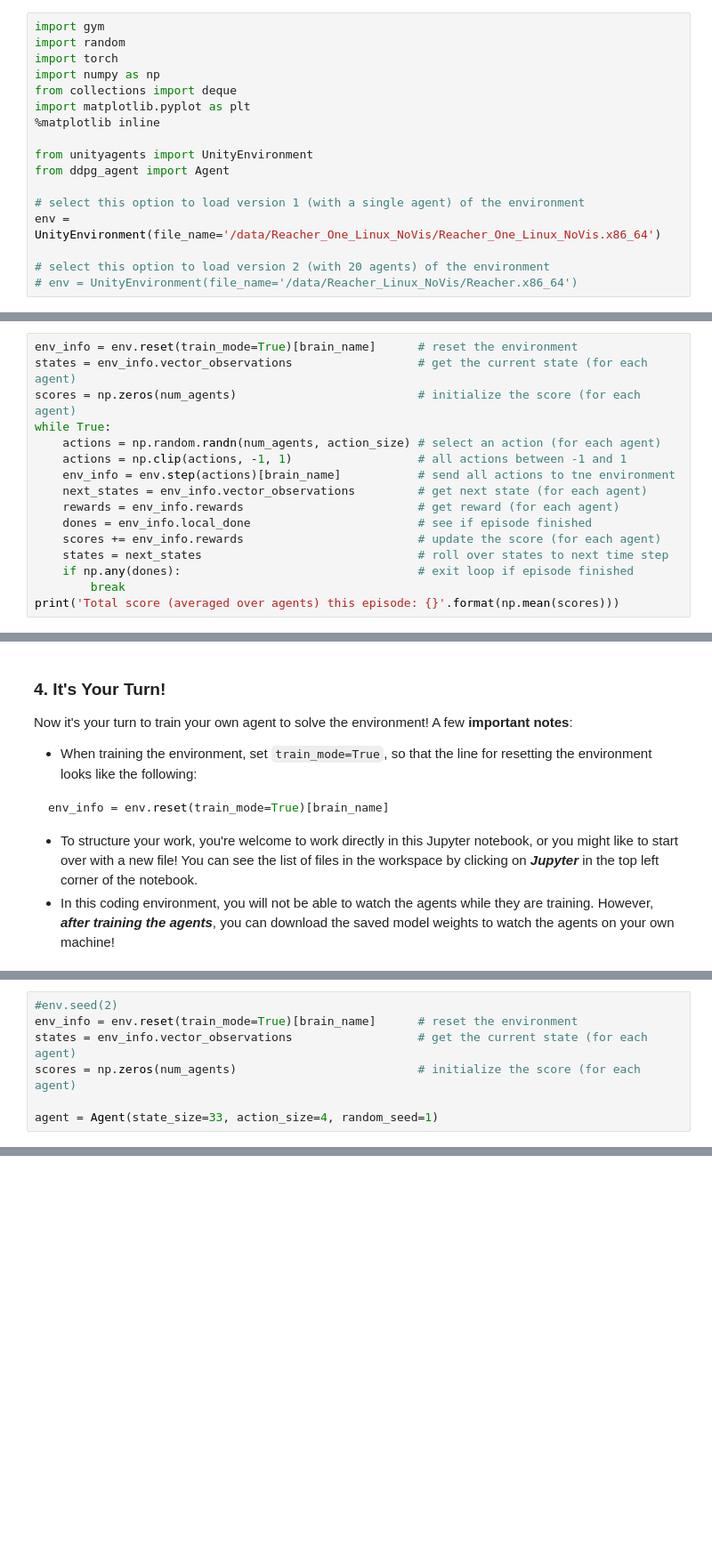
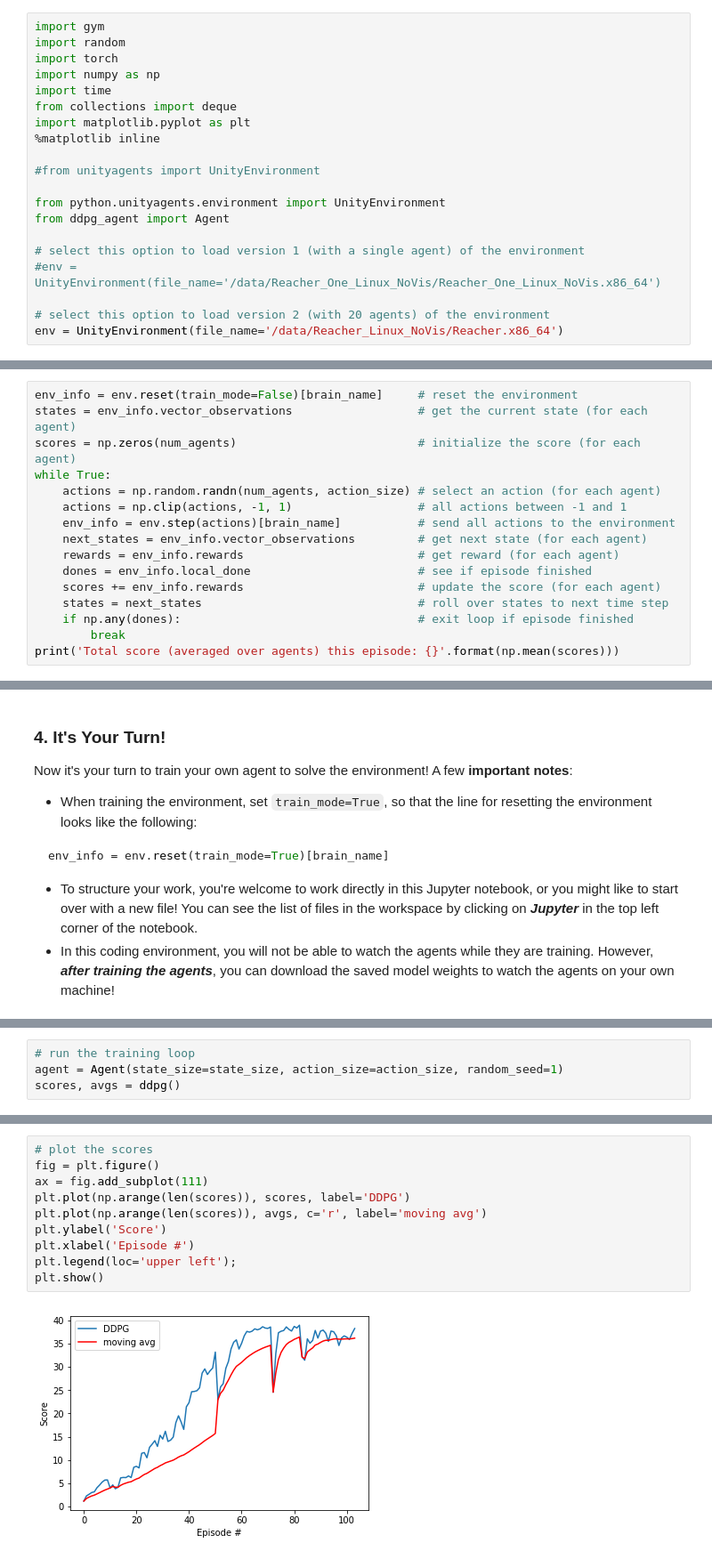
Before and after one commit to Tzowbiie/RL-ND---P2---Continous-Control, a Jupyter notebook: Continuous_Control.ipynb, the cells around one changed output, grey strips where cells are left out. Shown at 89% size. Drawn from its saved outputs; the diff is of its cells as text; blank space fills up the shorter version.

Commit message:
Training finished

```diff
--- a/Continuous_Control.ipynb
+++ b/Continuous_Control.ipynb
@@ -22,18 +22,21 @@ import gym
 import random
 import torch
 import numpy as np
+import time
 from collections import deque
 import matplotlib.pyplot as plt
 %matplotlib inline
 
-from unityagents import UnityEnvironment
+#from unityagents import UnityEnvironment
+
+from python.unityagents.environment import UnityEnvironment
 from ddpg_agent import Agent
 
 # select this option to load version 1 (with a single agent) of the environment
-env = UnityEnvironment(file_name='/data/Reacher_One_Linux_NoVis/Reacher_One_Linux_NoVis.x86_64')
+#env = UnityEnvironment(file_name='/data/Reacher_One_Linux_NoVis/Reacher_One_Linux_NoVis.x86_64')
 
 # select this option to load version 2 (with 20 agents) of the environment
-# env = UnityEnvironment(file_name='/data/Reacher_Linux_NoVis/Reacher.x86_64')
+env = UnityEnvironment(file_name='/data/Reacher_Linux_NoVis/Reacher.x86_64')
 # %% [output]
 INFO:unityagents:
 'Academy' started successfully!
@@ -99,13 +102,13 @@ In the next code cell, you will learn how to use the Python API to control the a
 
 Note that **in this coding environment, you will not be able to watch the agents while they are training**, and you should set `train_mode=True` to restart the environment.
 # %%
-env_info = env.reset(train_mode=True)[brain_name]      # reset the environment
+env_info = env.reset(train_mode=False)[brain_name]     # reset the environment
 states = env_info.vector_observations                  # get the current state (for each agent)
 scores = np.zeros(num_agents)                          # initialize the score (for each agent)
 while True:
     actions = np.random.randn(num_agents, action_size) # select an action (for each agent)
     actions = np.clip(actions, -1, 1)                  # all actions between -1 and 1
-    env_info = env.step(actions)[brain_name]           # send all actions to tne environment
+    env_info = env.step(actions)[brain_name]           # send all actions to the environment
     next_states = env_info.vector_observations         # get next state (for each agent)
     rewards = env_info.rewards                         # get reward (for each agent)
     dones = env_info.local_done                        # see if episode finished
@@ -135,7 +137,0 @@ env_info = env.reset(train_mode=True)[brain_name]
-# %%
-#env.seed(2)
-env_info = env.reset(train_mode=True)[brain_name]      # reset the environment
-states = env_info.vector_observations                  # get the current state (for each agent)
-scores = np.zeros(num_agents)                          # initialize the score (for each agent)
-
-agent = Agent(state_size=33, action_size=4, random_seed=1)
@@ -187,0 +249,4 @@ Episode 141     Average Score: 0.29
+# %%
+# run the training loop
+agent = Agent(state_size=state_size, action_size=action_size, random_seed=1)
+scores, avgs = ddpg()
@@ -187,0 +271,12 @@ Episode 141     Average Score: 0.29
+# %%
+# plot the scores
+fig = plt.figure()
+ax = fig.add_subplot(111)
+plt.plot(np.arange(len(scores)), scores, label='DDPG')
+plt.plot(np.arange(len(scores)), avgs, c='r', label='moving avg')
+plt.ylabel('Score')
+plt.xlabel('Episode #')
+plt.legend(loc='upper left');
+plt.show()
+# %% [output]
+[figure, added]
```
Also changed, not shown: parts of 9 cells of this notebook, 10 other files.
